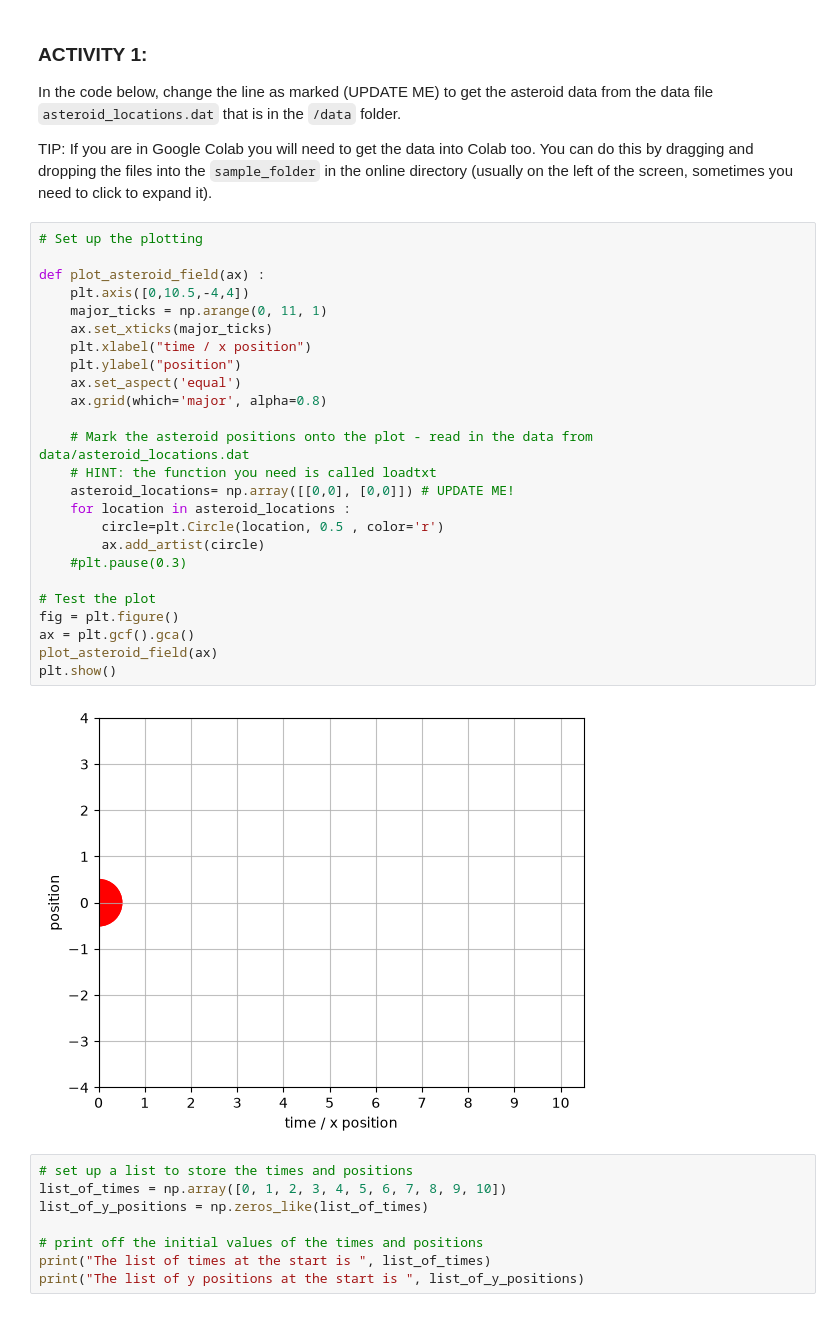
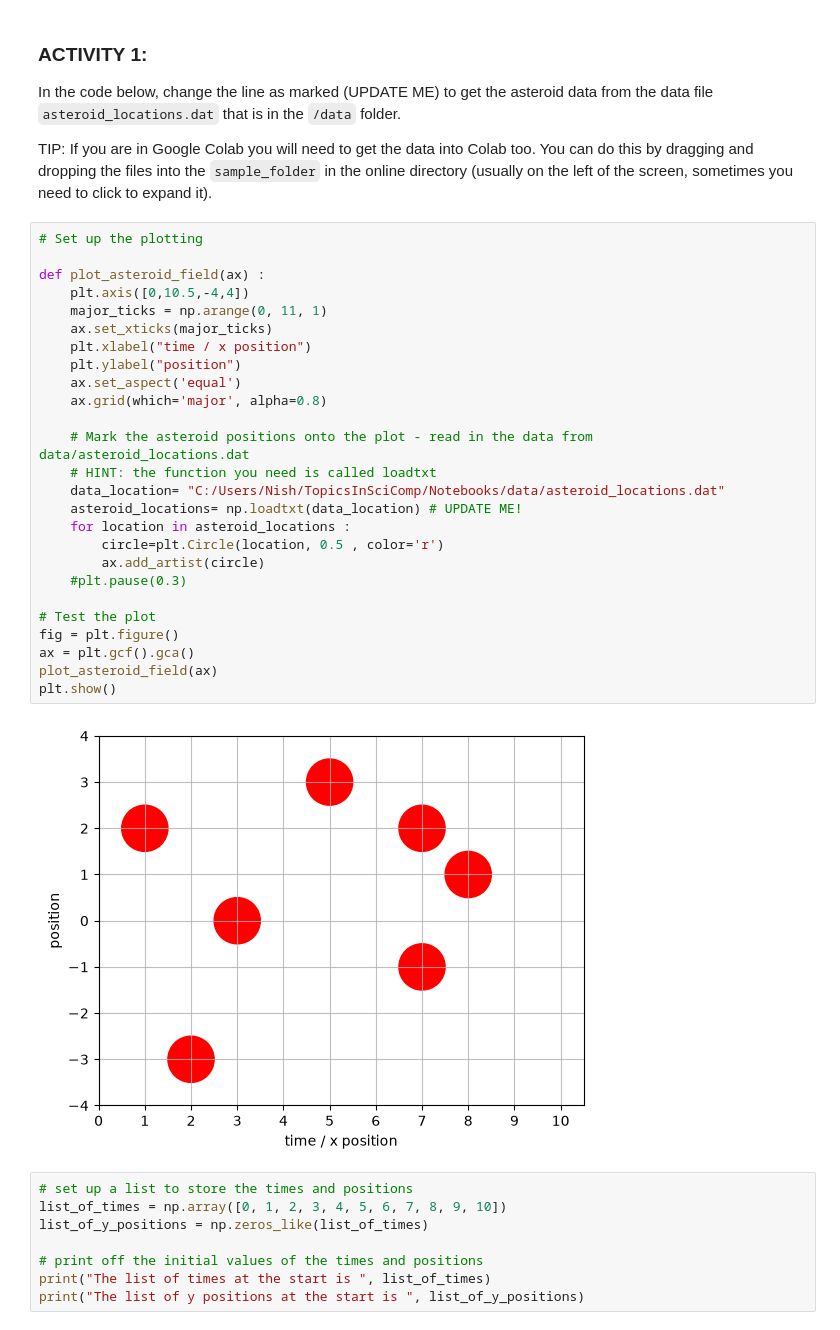
Before and after one commit to KAClough/TopicsInSciComp, a Jupyter notebook: Notebooks/Week2_LabExercises.ipynb, the cells around one changed output. Saved outputs shown, nothing was run; the diff lists cells and outputs as text.

```diff
--- a/Notebooks/Week2_LabExercises.ipynb
+++ b/Notebooks/Week2_LabExercises.ipynb
@@ -23,30 +24,31 @@ TIP: If you are in Google Colab you will need to get the data into Colab too. Yo
 # %%
 # Set up the plotting
 
 def plot_asteroid_field(ax) :
     plt.axis([0,10.5,-4,4])
     major_ticks = np.arange(0, 11, 1)
     ax.set_xticks(major_ticks)
     plt.xlabel("time / x position")
     plt.ylabel("position")
     ax.set_aspect('equal')
     ax.grid(which='major', alpha=0.8)
 
     # Mark the asteroid positions onto the plot - read in the data from data/asteroid_locations.dat
     # HINT: the function you need is called loadtxt
-    asteroid_locations= np.array([[0,0], [0,0]]) # UPDATE ME!
+    data_location= "C:/Users/Nish/TopicsInSciComp/Notebooks/data/asteroid_locations.dat"
+    asteroid_locations= np.loadtxt(data_location) # UPDATE ME!
     for location in asteroid_locations :
         circle=plt.Circle(location, 0.5 , color='r')
         ax.add_artist(circle)
     #plt.pause(0.3)
 
 # Test the plot
 fig = plt.figure()
 ax = plt.gcf().gca()
 plot_asteroid_field(ax)
 plt.show()
 # %% [output]
-[figure, old version]
+[figure, new version]
 # %%
 # set up a list to store the times and positions
 list_of_times = np.array([0, 1, 2, 3, 4, 5, 6, 7, 8, 9, 10])
```
Also changed, not shown: parts of 6 cells of this notebook, 2 other files.
